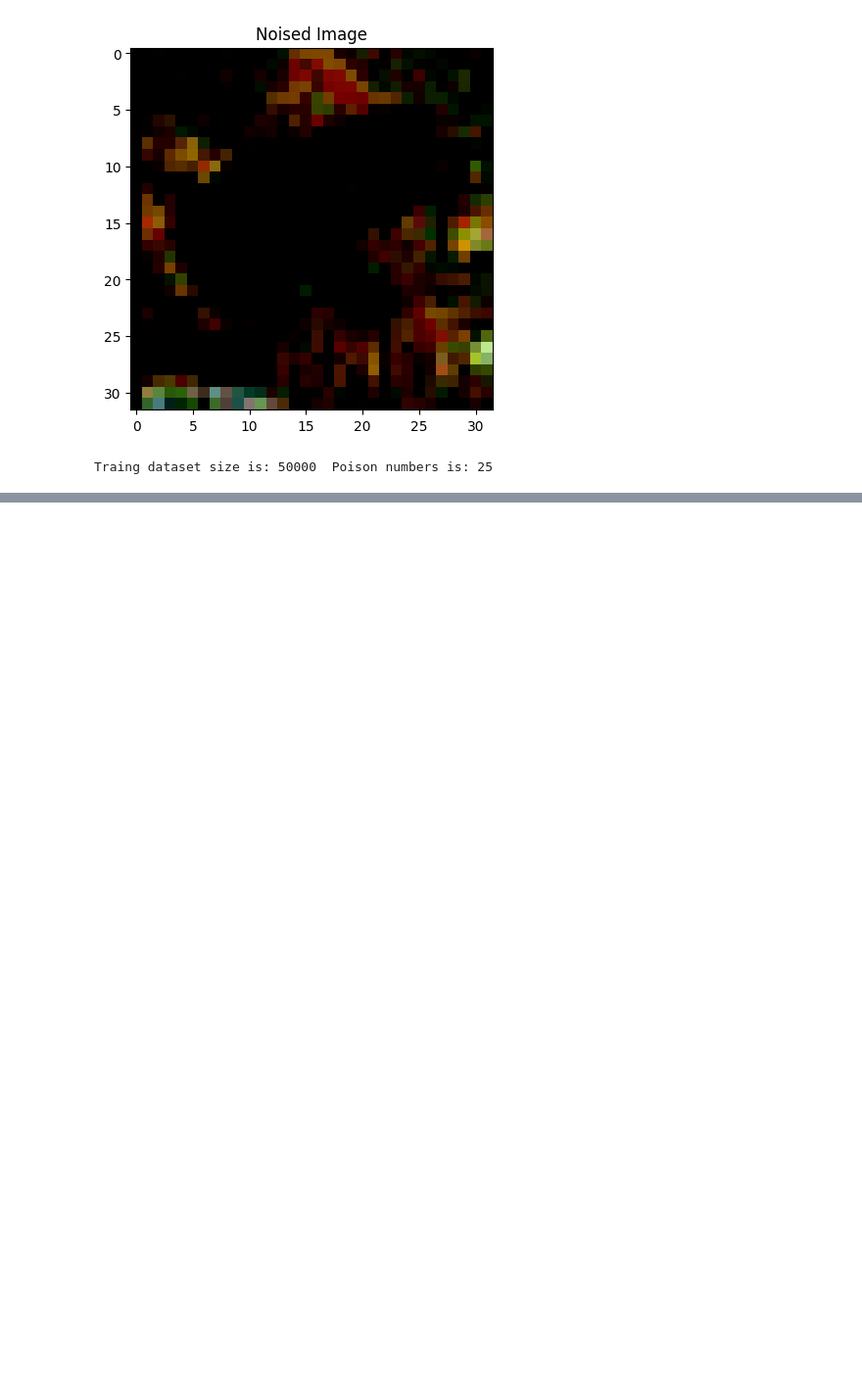
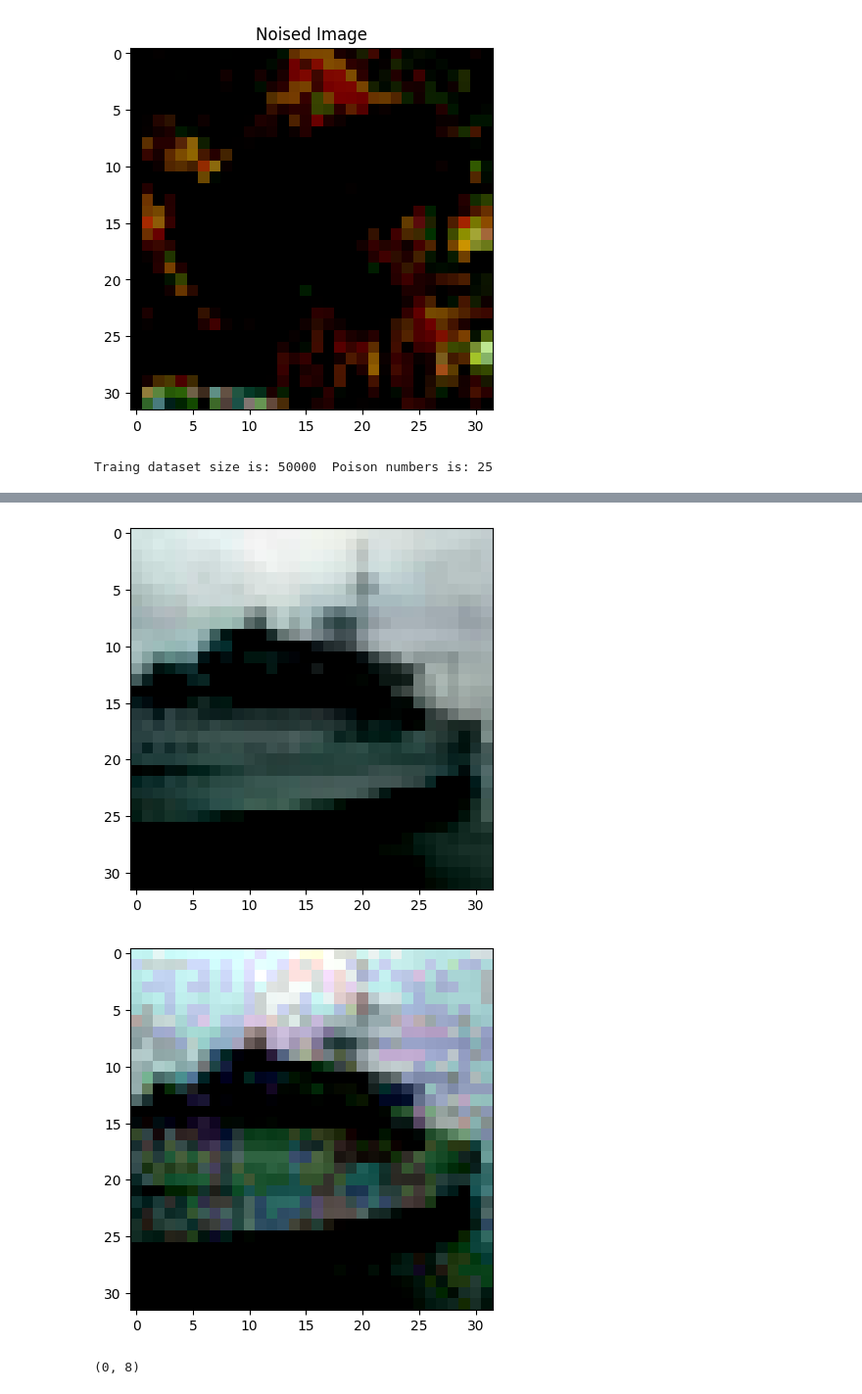
Before and after one commit to sashankneupane/backdoor-toolbox, a Jupyter notebook: notebooks/Narcissus Attack.ipynb, the cells around one changed output, grey strips where cells are left out. Shown at 98% size. Cells and saved outputs as stored; diff of their text form; code cells hidden in the pictures; blank space fills up the shorter version.

```diff
--- a/notebooks/Narcissus Attack.ipynb
+++ b/notebooks/Narcissus Attack.ipynb
@@ -306,15 +306,24 @@ Epoch: [17/200]
 # %%
-img = testset[0][0]
+idx = 80
+magnify = 0.5
+
+img = testset[idx][0]
 
 plot_img(img.numpy())
-plot_img(img.numpy() + noise[0] * 3)
+plot_img(img.numpy() + noise[0] * magnify)
+# %% [output]
+[figure, added]
+[figure, added]
 # %%
-def output(model, idx, noise=None, magnify=1):
+def output(model, idx, noise=None, magnify=magnify):
     img = testset[idx][0]
+    img = img.unsqueeze(dim=0)
     if noise is not None:
-        img += noise[0]
-    logits = model(img.unsqueeze(dim=0).to(device))
+        img += noise
+    logits = model(img.to(device))
     _, predicted = torch.max(logits, 1)
     return predicted.item(), testset[idx][1]
 
-output(model, 3, noise, 3)
+output(model, idx, noise, magnify)
+# %% [output]
+(0, 8)
```
Also changed, not shown: parts of 1 cell of this notebook, 2 other files.
